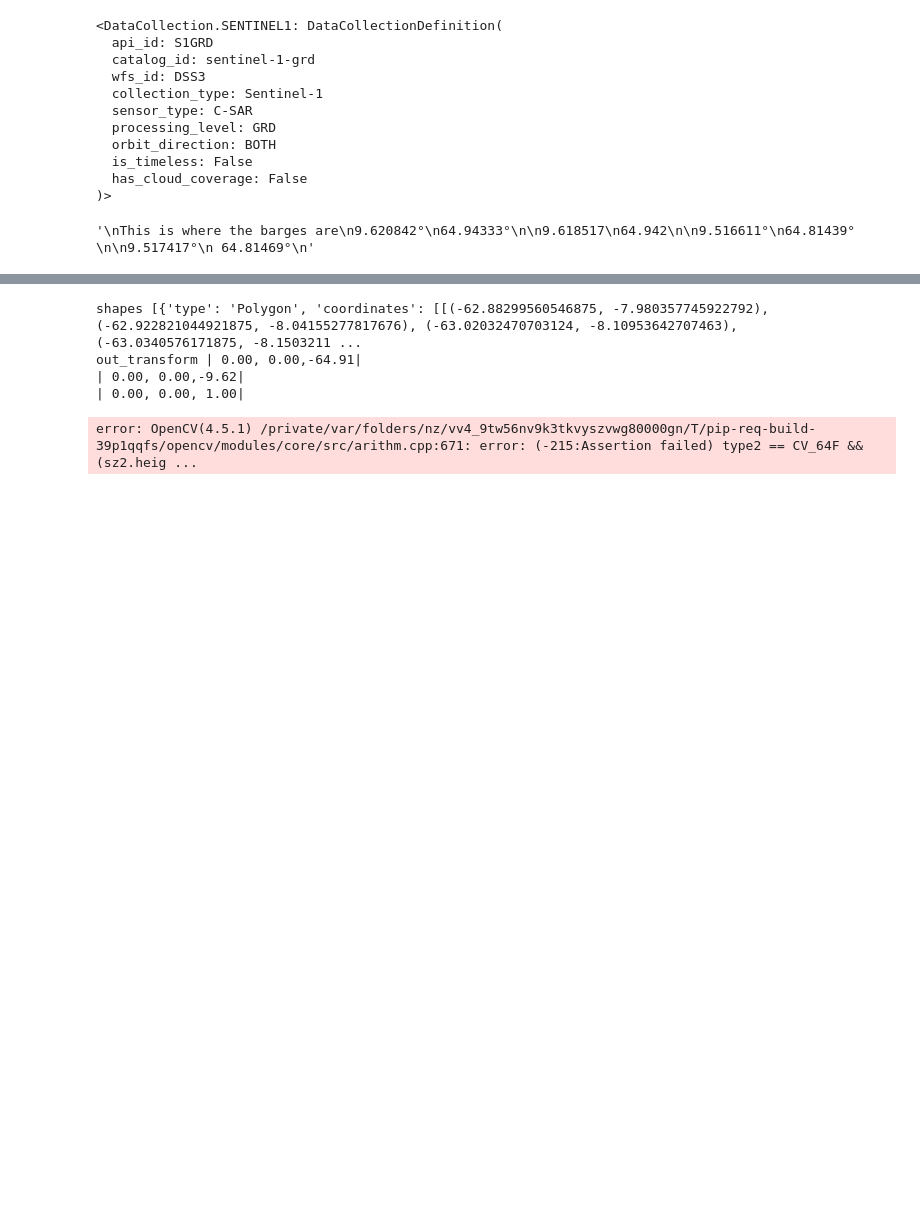
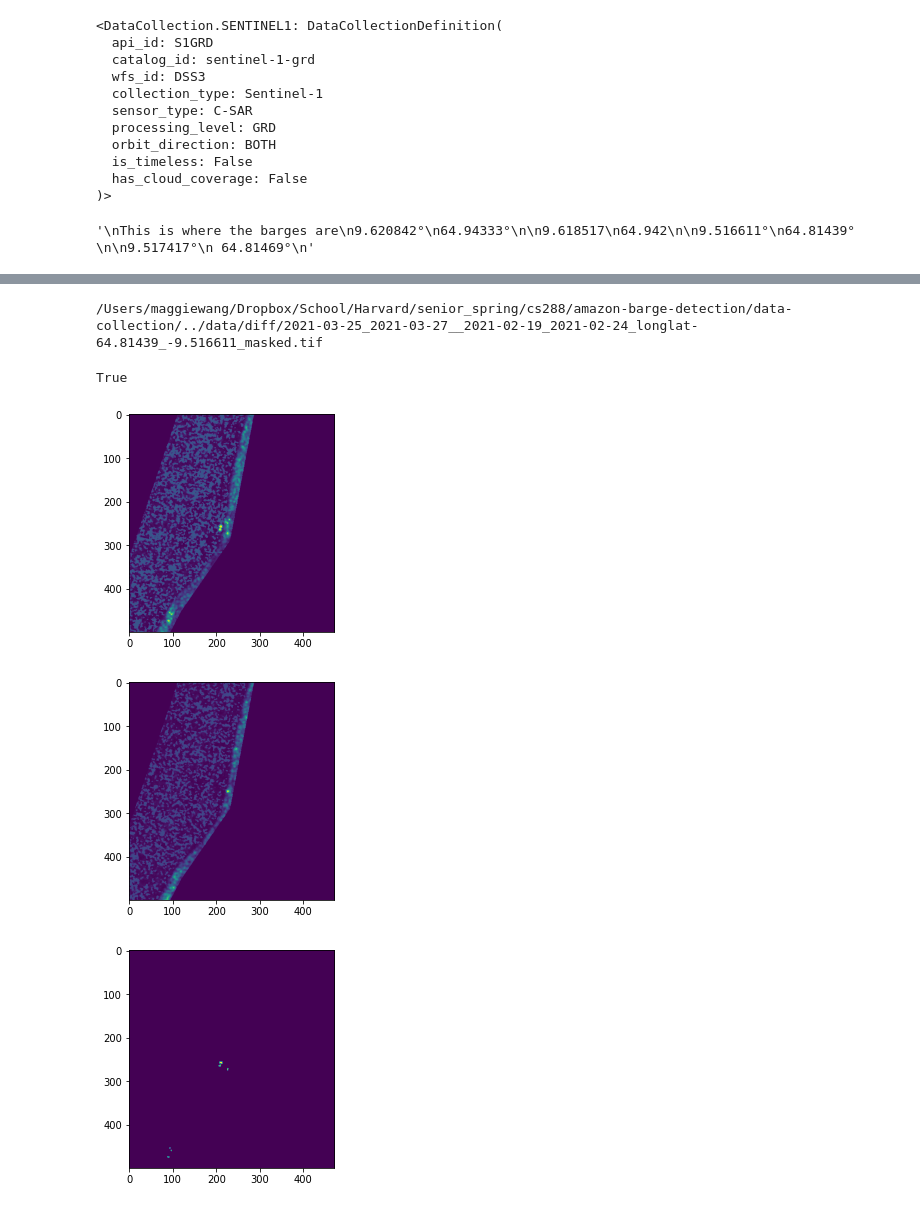
Before and after one commit to julianl092/amazon-barge-detection, a Jupyter notebook: data-collection/sentinel_1_pull_and_tile.ipynb, the cells around one changed output, grey strips where cells are left out. Cells and saved outputs as stored; diff of their text form; code cells hidden in the pictures; blank space fills up the shorter version.

Commit message:
slightly better after geojson of river is tighter

```diff
--- a/data-collection/sentinel_1_pull_and_tile.ipynb
+++ b/data-collection/sentinel_1_pull_and_tile.ipynb
@@ -365,33 +246,3 @@ out_transform | 0.00, 0.00,-64.91|
-# %%
-import fiona
-import rasterio
-import rasterio.mask
-
-geojson_file_name = 'porto-velho-madeira-aoi.geojson'
-geojson_file_path = os.path.join(dir_path, 'geojson/search-AOIs/' + geojson_file_name)
-
-with fiona.open(geojson_file_path, "r") as shapefile:
-    shapes = [feature["geometry"] for feature in shapefile]
-
-print('shapes', shapes)
-filename = 'longlat-64.81439_-9.516611.tiff'
-filename = os.path.join(dir_path, '../data/2021-02-19_2021-02-24/' + filename)
-with rasterio.open(filename) as src:
-    out_image, out_transform = rasterio.mask.mask(src, shapes, crop=True)
-    out_meta = src.meta
-
-out_meta.update({"driver": "GTiff",
-                 "height": out_image.shape[1],
-                 "width": out_image.shape[2],
-                 "transform": out_transform})
-print('out_transform', out_transform)
-with rasterio.open("RGB.byte.masked.tif", "w", **out_meta) as dest:
-    dest.write(out_image)
-# %% [output]
-shapes [{'type': 'Polygon', 'coordinates': [[(-62.88299560546875, -7.980357745922792), (-62.922821044921875, -8.04155277817676), (-63.02032470703124, -8.10953642707463), (-63.0340576171875, -8.1503211 ...
-out_transform | 0.00, 0.00,-64.91|
-| 0.00, 0.00,-9.62|
-| 0.00, 0.00, 1.00|
 # %%
 # file_name = 'longlat-64.806529_-9.501545.png'
 # file_name2= 'longlat-64.828469_-9.541491.png'
@@ -399,37 +250,41 @@ out_transform | 0.00, 0.00,-64.91|
 # folder2_name = '2021-04-10_2021-04-13'
 # img1_path = os.path.join(dir_path, '../data/' + folder1_name + '/' + file_name2)
 # img2_path = os.path.join(dir_path, '../data/' + folder2_name + '/' + file_name2)
 
 # file_name = 'longlat-64.94333_-9.620842.png'
 # file_name = 'longlat-64.81439_-9.516611.tiff'
-file_name = 'longlat-64.81439_-9.516611_cropped.png'
+file_name = 'longlat-64.81439_-9.516611_masked.tif'
 # file_name2= 'longlat-64.828469_-9.541491.png'
 # file_name2 = 'longlat-65.04333_-9.720842.png'
 # folder1_name = '2021-03-19_2021-03-24'
 folder1_name = '2021-03-25_2021-03-27'
 folder2_name = '2021-02-19_2021-02-24'
 img1_path = os.path.join(dir_path, '../data/' + folder1_name + '/' + file_name)
 img2_path = os.path.join(dir_path, '../data/' + folder2_name + '/' + file_name)
 
 im1_gray = cv2.imread(img1_path, cv2.IMREAD_GRAYSCALE)
 im2_gray = cv2.imread(img2_path, cv2.IMREAD_GRAYSCALE)
 # im1_gray = cv2.imread(img1_path)
 # im2_gray = cv2.imread(img2_path)
-(thresh1, im1_bw) = cv2.threshold(im1_gray, 70, 255, cv2.THRESH_BINARY) # | cv2.THRESH_OTSU)
-(thresh2, im2_bw) = cv2.threshold(im2_gray, 70, 255, cv2.THRESH_BINARY) # | cv2.THRESH_OTSU)
+(thresh1, im1_bw) = cv2.threshold(im1_gray, 100, 255, cv2.THRESH_BINARY) # | cv2.THRESH_OTSU)
+(thresh2, im2_bw) = cv2.threshold(im2_gray, 100, 255, cv2.THRESH_BINARY) # | cv2.THRESH_OTSU)
 sub = cv2.subtract(im1_bw, im2_bw)
 plt.figure()
 plt.imshow(im1_gray)
 plt.figure()
 plt.imshow(im2_gray)
 plt.figure()
 plt.imshow(sub)
 diff_path = os.path.join(dir_path, '../data/diff/' + folder1_name + '__' + folder2_name + '_' + file_name)
 # plt.savefig(diff_path)
 print(diff_path)
 cv2.imwrite(diff_path, sub)
 # %% [output]
-error: OpenCV(4.5.1) /private/var/folders/nz/vv4_9tw56nv9k3tkvyszvwg80000gn/T/pip-req-build-39p1qqfs/opencv/modules/core/src/arithm.cpp:671: error: (-215:Assertion failed) type2 == CV_64F && (sz2.heig ...
+/Users/maggiewang/Dropbox/School/Harvard/senior_spring/cs288/amazon-barge-detection/data-collection/../data/diff/2021-03-25_2021-03-27__2021-02-19_2021-02-24_longlat-64.81439_-9.516611_masked.tif
+True
+[figure, added]
+[figure, added]
+[figure, added]
 # %%
 # long_corner = -60.3
 # lat_corner = -3.4
```
Also changed, not shown: parts of 5 cells of this notebook, 7 other files.
